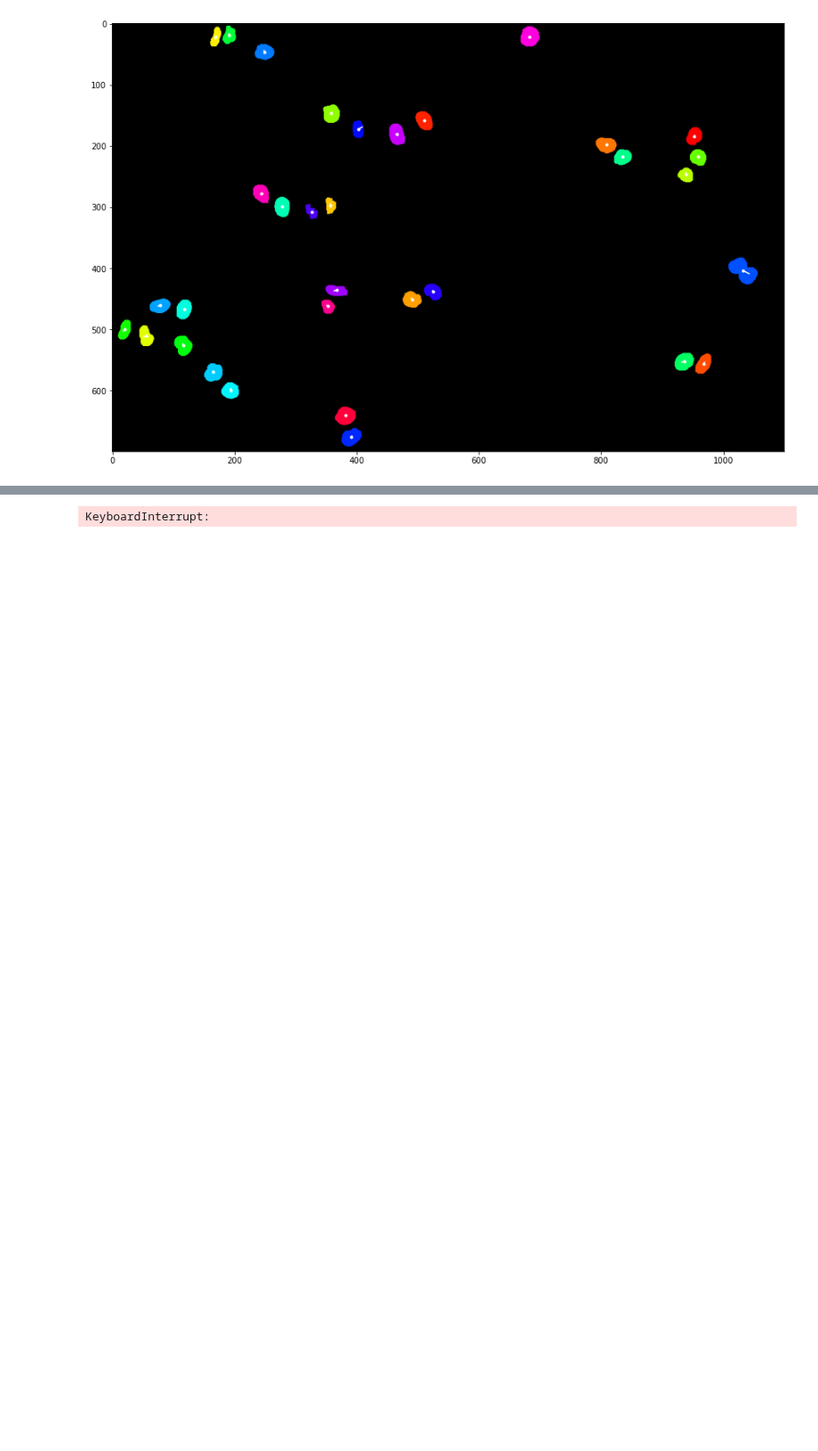
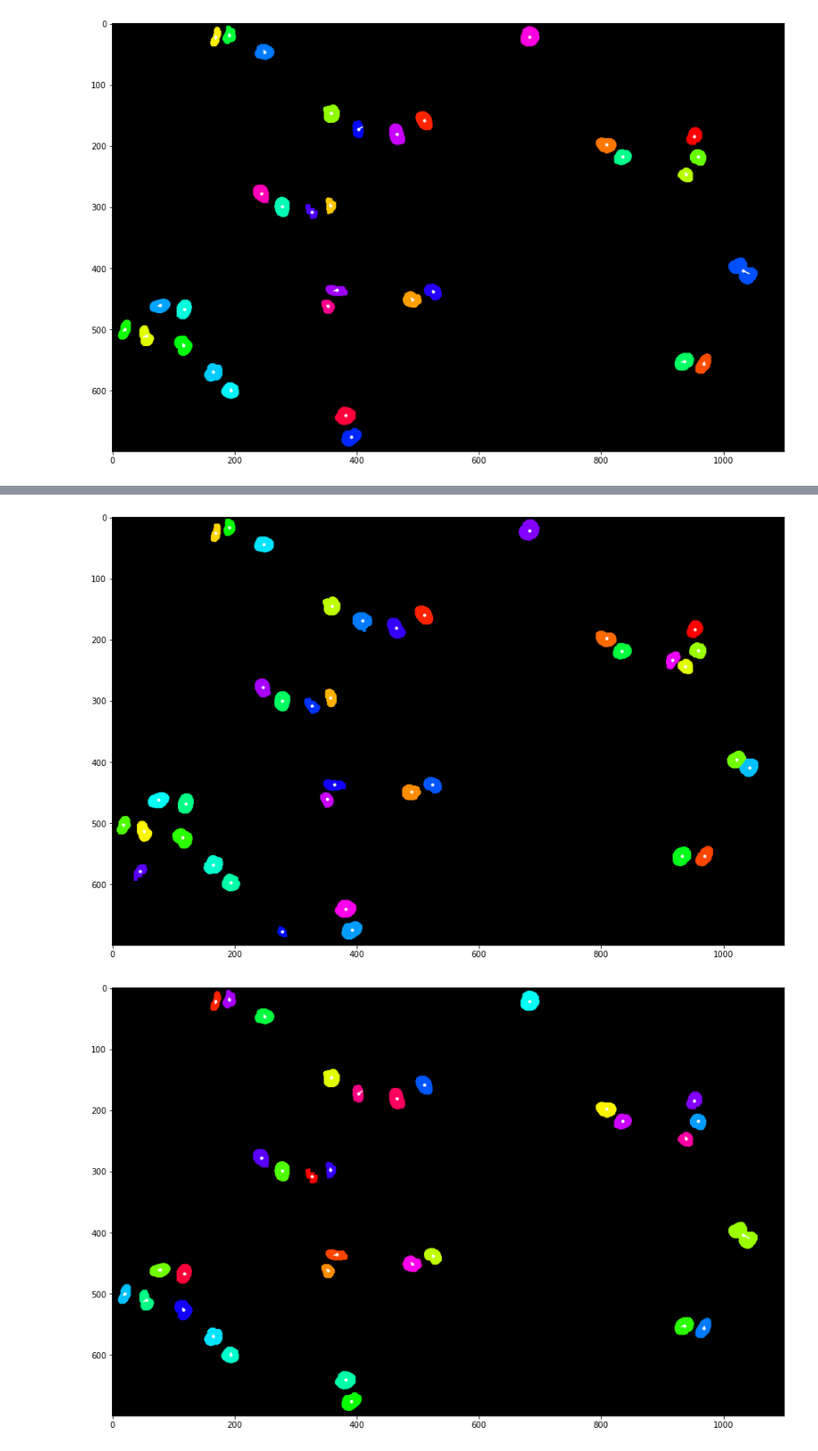
Before and after one commit to moates695/cs9517_Group_Project, a Jupyter notebook: marcus/tracking.ipynb, the cells around one changed output, grey strips where cells are left out. Shown at 89% size. Cells and saved outputs as stored; diff of their text form; code cells hidden in the pictures; blank space fills up the shorter version.

Commit message:
tracking labels mixed

```diff
--- a/marcus/tracking.ipynb
+++ b/marcus/tracking.ipynb
@@ -206,7 +206,7 @@ def colour_label_image(pts_labels, show_img=True, max=None):
     return rgba_img
 
 # plot scatter of centroids over the colour labelled image
-def plt_rgb_img_scatter(centroids, pts_labels, traj=None, max=None):
+def plt_rgb_img_scatter(centroids, pts_labels, traj=None, max=None, save=None):
     rgb_img = colour_label_image(pts_labels, False, max)
     plt.figure(figsize=(15,15))
     plt.imshow(rgb_img)
@@ -215,6 +215,8 @@ def plt_rgb_img_scatter(centroids, pts_labels, traj=None, max=None):
     if traj != None:
         for trajectories in traj.values():
             plt.plot(trajectories[1], trajectories[0], c='white')
+    if save != None:
+        plt.savefig(save)
     plt.show()
 
 # get cell contours (outlines) from points
@@ -564,11 +582,12 @@ SyntaxError: positional argument follows keyword argument (Temp/ipykernel_20200/
 # %%
 subset = {}
 for i, (time, data) in enumerate(seq.items()):
-    if i > 15:
+    if i > 3:
         break
     subset[time] = {}
     subset[time] = data
 # %%
-traj, paths, cents = nearest_neighbour(seq, seq_num=0)
+traj, paths, cents = nearest_neighbour(subset, seq_num=0)
 # %% [output]
-KeyboardInterrupt:
+[figure, added]
+[figure, added]
```
Also changed, not shown: parts of 2 cells of this notebook.
